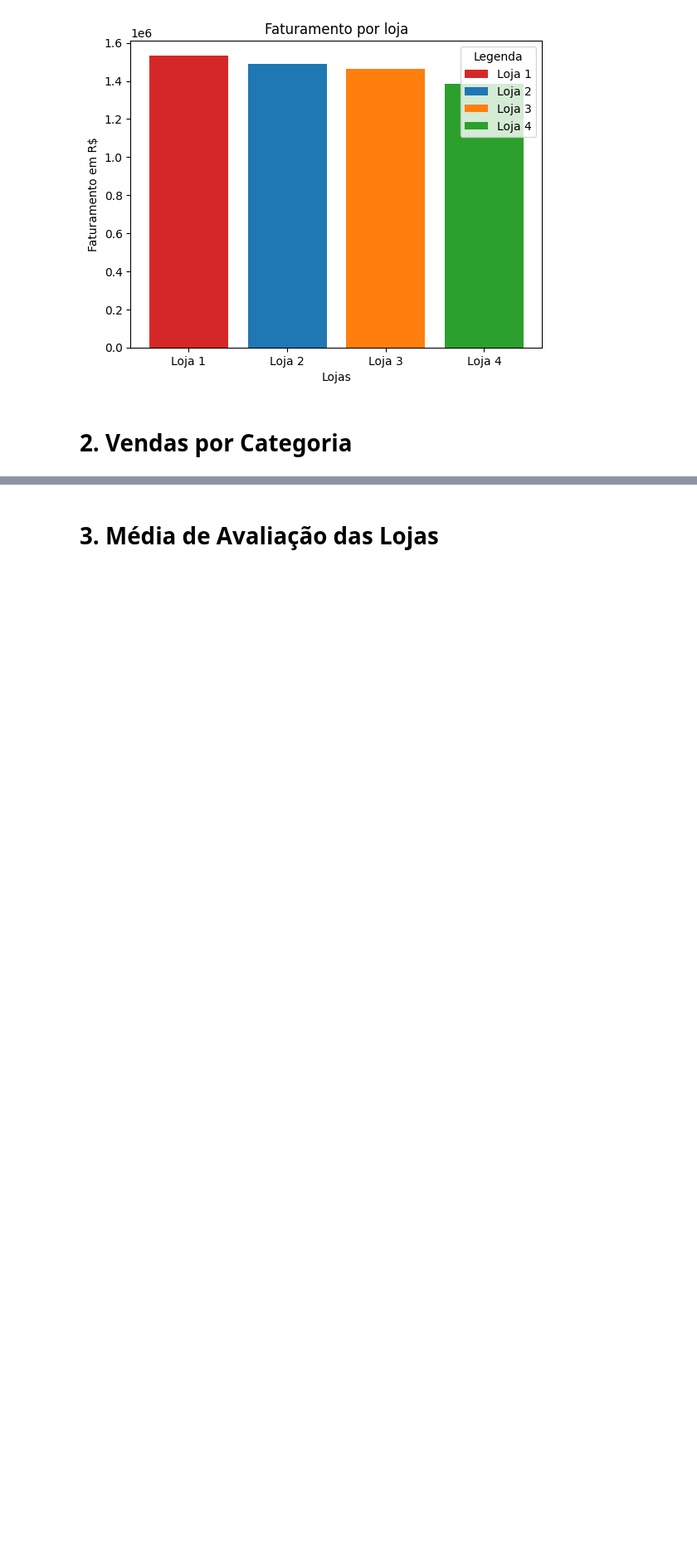
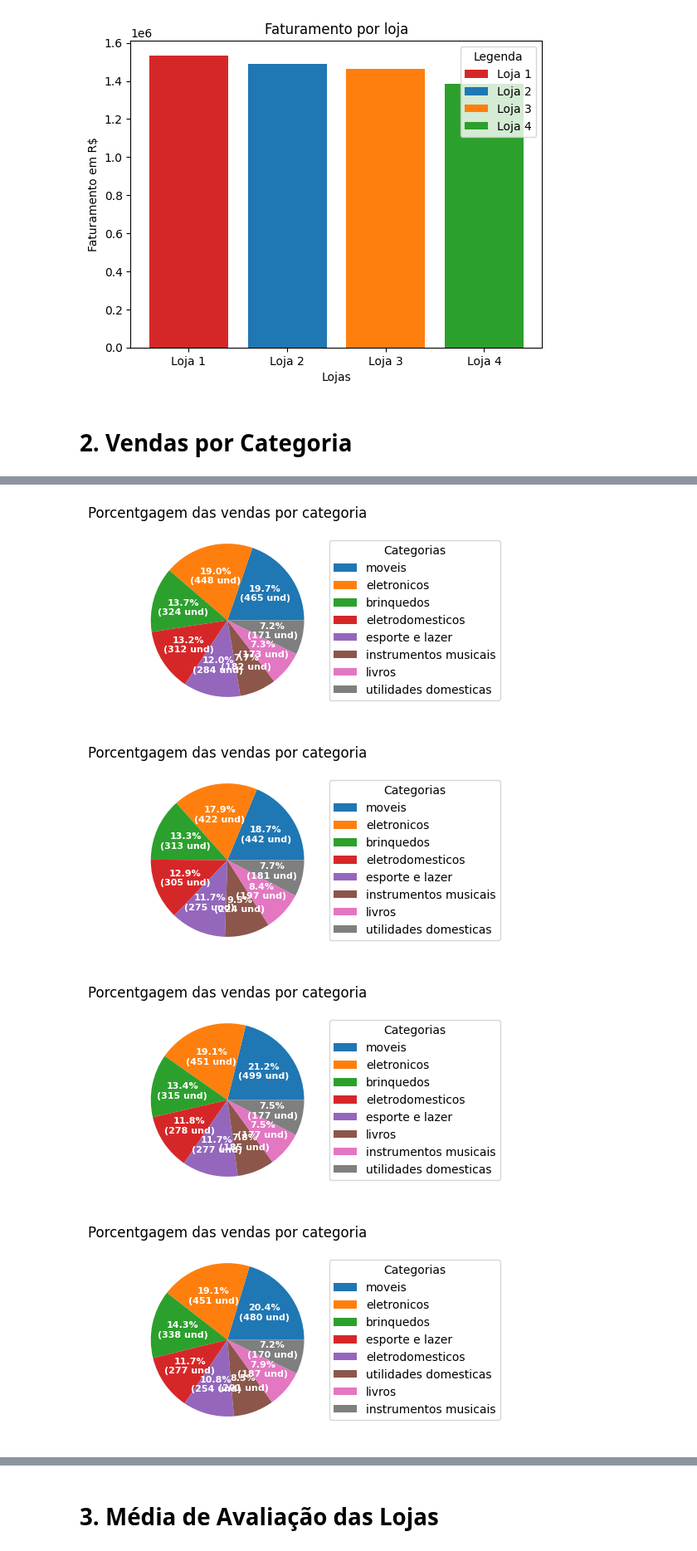
Before and after one commit to TRxcha/Challenge_AluraStore, a Jupyter notebook: AluraStoreBr.ipynb, the cells around one changed output, grey strips where cells are left out. Shown at 83% size. Drawn from its saved outputs; the diff is of its cells as text; code cells hidden in the pictures; blank space fills up the shorter version.

```diff
--- a/AluraStoreBr.ipynb
+++ b/AluraStoreBr.ipynb
@@ -138,0 +162,35 @@ moveis : 480
+# %%
+def pie_grafic (data, categories):
+  fig, ax = plt.subplots(figsize=(6, 3), subplot_kw=dict(aspect="equal"))
+  def func(pct, allvals):
+      absolute = int(np.round(pct/100.*np.sum(allvals)))
+      return f"{pct:.1f}%\n({absolute:d} und)"
+  wedges, texts, autotexts = ax.pie(data, autopct=lambda pct: func(pct, data),
+                                    textprops=dict(color="w"))
+  ax.legend(wedges, categories,
+            title="Categorias",
+            loc="center left",
+            bbox_to_anchor=(1, 0, 0.5, 1))
+  plt.setp(autotexts, size=8, weight="bold")
+  ax.set_title("Porcentgagem das vendas por categoria")
+
+  plt.show()
+
+data_l1 = list(l1_cat_dict.values())
+cat_l1 = list(l1_cat_dict.keys())
+data_l2 = list(l2_cat_dict.values())
+cat_l2 = list(l2_cat_dict.keys())
+data_l3 = list(l3_cat_dict.values())
+cat_l3 = list(l3_cat_dict.keys())
+data_l4 = list(l4_cat_dict.values())
+cat_l4 = list(l4_cat_dict.keys())
+
+pie_grafic(data_l1, cat_l1)
+pie_grafic(data_l2, cat_l2)
+pie_grafic(data_l3, cat_l3)
+pie_grafic(data_l4, cat_l4)
+# %% [output]
+[figure, added]
+[figure, added]
+[figure, added]
+[figure, added]
```
Also changed, not shown: parts of 3 cells of this notebook.
